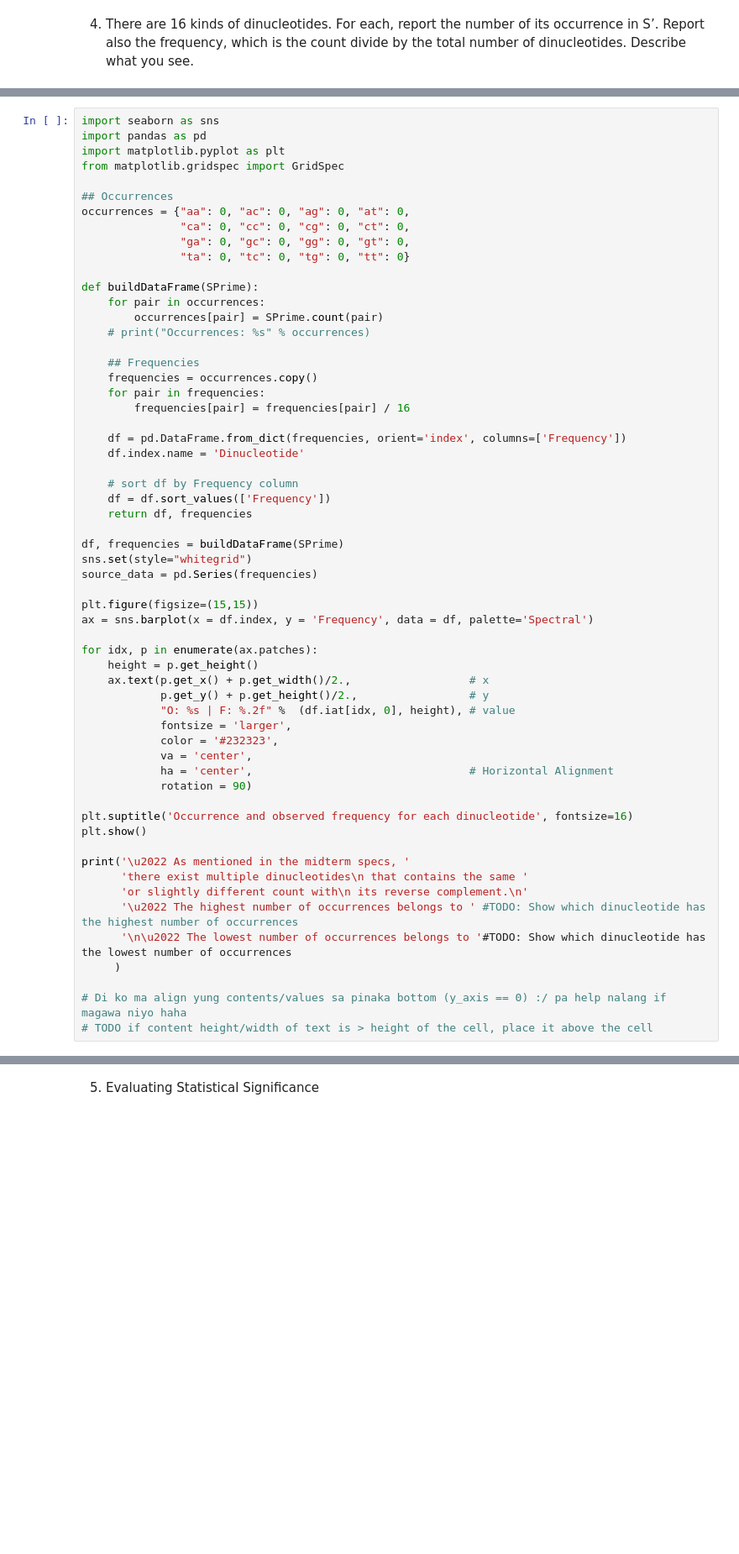
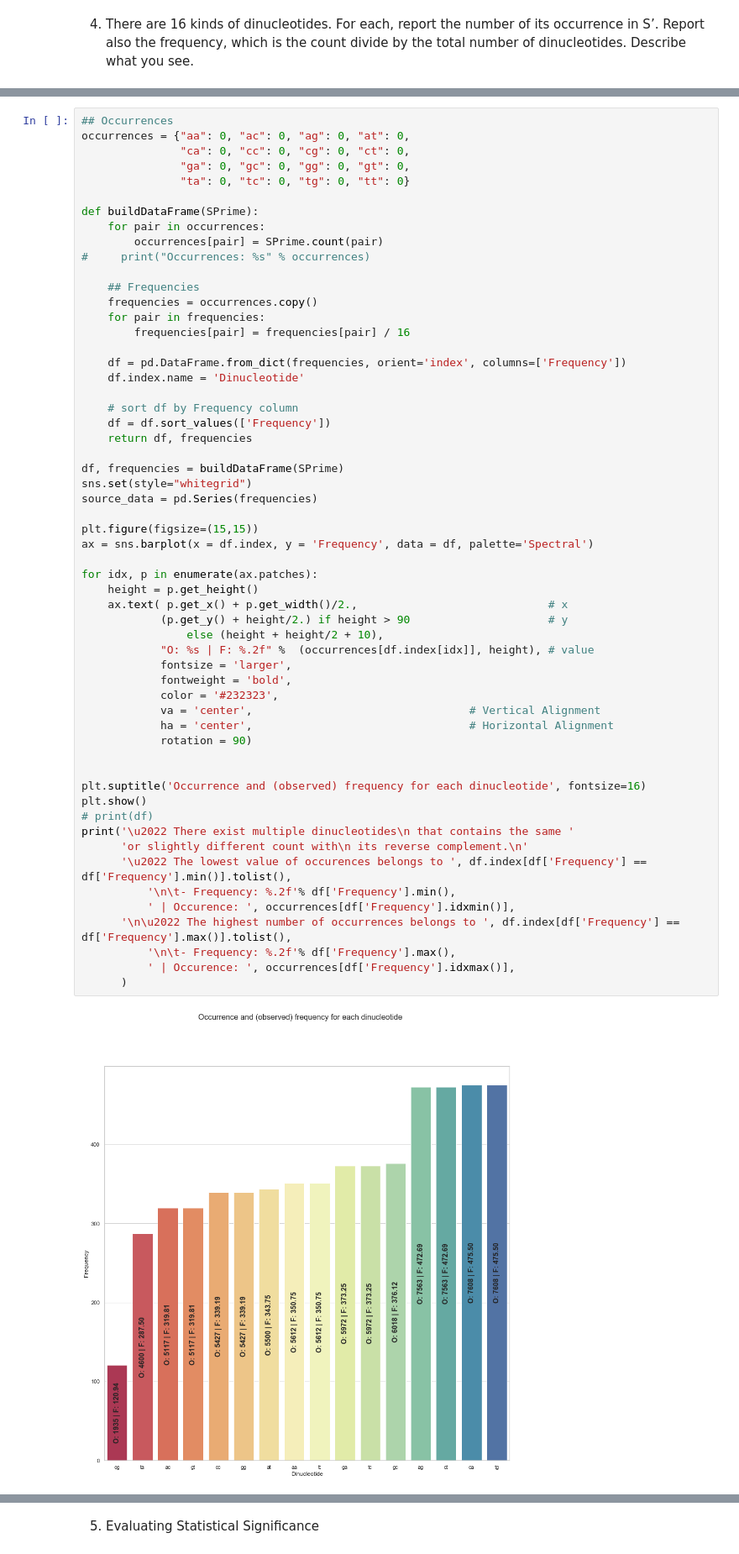
Before and after one commit to harveylallave/BIOINFO_MIDTERMS, a Jupyter notebook: BIOINFO_EXAM1.ipynb, the cells around one changed output, grey strips where cells are left out. Shown: that part at 84% size. Saved outputs shown, nothing was run; the diff lists cells and outputs as text; blank space fills up the shorter version.

```diff
--- a/BIOINFO_EXAM1.ipynb
+++ b/BIOINFO_EXAM1.ipynb
@@ -95,9 +95,4 @@ SPrime = S + SRC
 # %%
-import seaborn as sns
-import pandas as pd
-import matplotlib.pyplot as plt
-from matplotlib.gridspec import GridSpec
-
 ## Occurrences
 occurrences = {"aa": 0, "ac": 0, "ag": 0, "at": 0,
                "ca": 0, "cc": 0, "cg": 0, "ct": 0,
@@ -107,48 +102,52 @@ occurrences = {"aa": 0, "ac": 0, "ag": 0, "at": 0,
 def buildDataFrame(SPrime):
     for pair in occurrences:
         occurrences[pair] = SPrime.count(pair)
-    # print("Occurrences: %s" % occurrences)
+#     print("Occurrences: %s" % occurrences)
 
     ## Frequencies
     frequencies = occurrences.copy()
     for pair in frequencies:
         frequencies[pair] = frequencies[pair] / 16
 
     df = pd.DataFrame.from_dict(frequencies, orient='index', columns=['Frequency'])
     df.index.name = 'Dinucleotide'
 
     # sort df by Frequency column
     df = df.sort_values(['Frequency'])
     return df, frequencies
 
 df, frequencies = buildDataFrame(SPrime)
 sns.set(style="whitegrid")
 source_data = pd.Series(frequencies)
 
 plt.figure(figsize=(15,15))
 ax = sns.barplot(x = df.index, y = 'Frequency', data = df, palette='Spectral')
 
 for idx, p in enumerate(ax.patches):
     height = p.get_height()
-    ax.text(p.get_x() + p.get_width()/2.,                  # x
-            p.get_y() + p.get_height()/2.,                 # y
-            "O: %s | F: %.2f" %  (df.iat[idx, 0], height), # value
+    ax.text( p.get_x() + p.get_width()/2.,                             # x
+            (p.get_y() + height/2.) if height > 90                     # y
+                else (height + height/2 + 10),
+            "O: %s | F: %.2f" %  (occurrences[df.index[idx]], height), # value
             fontsize = 'larger',
+            fontweight = 'bold',
             color = '#232323',
-            va = 'center',
+            va = 'center',                                 # Vertical Alignment
             ha = 'center',                                 # Horizontal Alignment
             rotation = 90)
 
-plt.suptitle('Occurrence and observed frequency for each dinucleotide', fontsize=16)
+
+plt.suptitle('Occurrence and (observed) frequency for each dinucleotide', fontsize=16)
 plt.show()
-
-print('\u2022 As mentioned in the midterm specs, '
-      'there exist multiple dinucleotides\n that contains the same '
+# print(df)
+print('\u2022 There exist multiple dinucleotides\n that contains the same '
       'or slightly different count with\n its reverse complement.\n'
-      '\u2022 The highest number of occurrences belongs to ' #TODO: Show which dinucleotide has the highest number of occurrences
-      '\n\u2022 The lowest number of occurrences belongs to '#TODO: Show which dinucleotide has the lowest number of occurrences
-     )
-
-# Di ko ma align yung contents/values sa pinaka bottom (y_axis == 0) :/ pa help nalang if magawa niyo haha
-# TODO if content height/width of text is > height of the cell, place it above the cell
+      '\u2022 The lowest value of occurences belongs to ', df.index[df['Frequency'] == df['Frequency'].min()].tolist(),
+          '\n\t- Frequency: %.2f'% df['Frequency'].min(),
+          ' | Occurence: ', occurrences[df['Frequency'].idxmin()],
+      '\n\u2022 The highest number of occurrences belongs to ', df.index[df['Frequency'] == df['Frequency'].max()].tolist(),
+          '\n\t- Frequency: %.2f'% df['Frequency'].max(),
+          ' | Occurence: ', occurrences[df['Frequency'].idxmax()],
+      )
 # %% [output]
+[figure, added]
```
Also changed, not shown: parts of 5 cells of this notebook.
